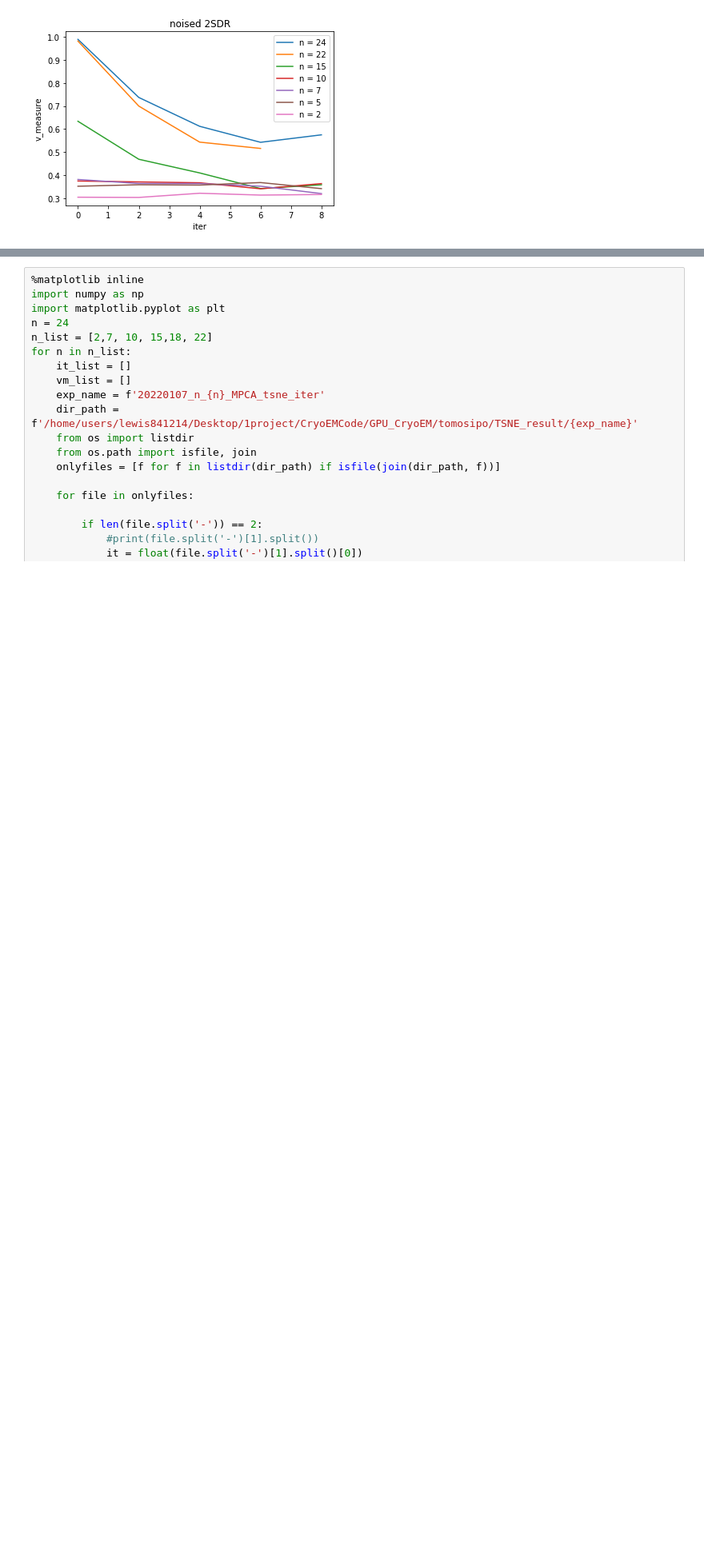
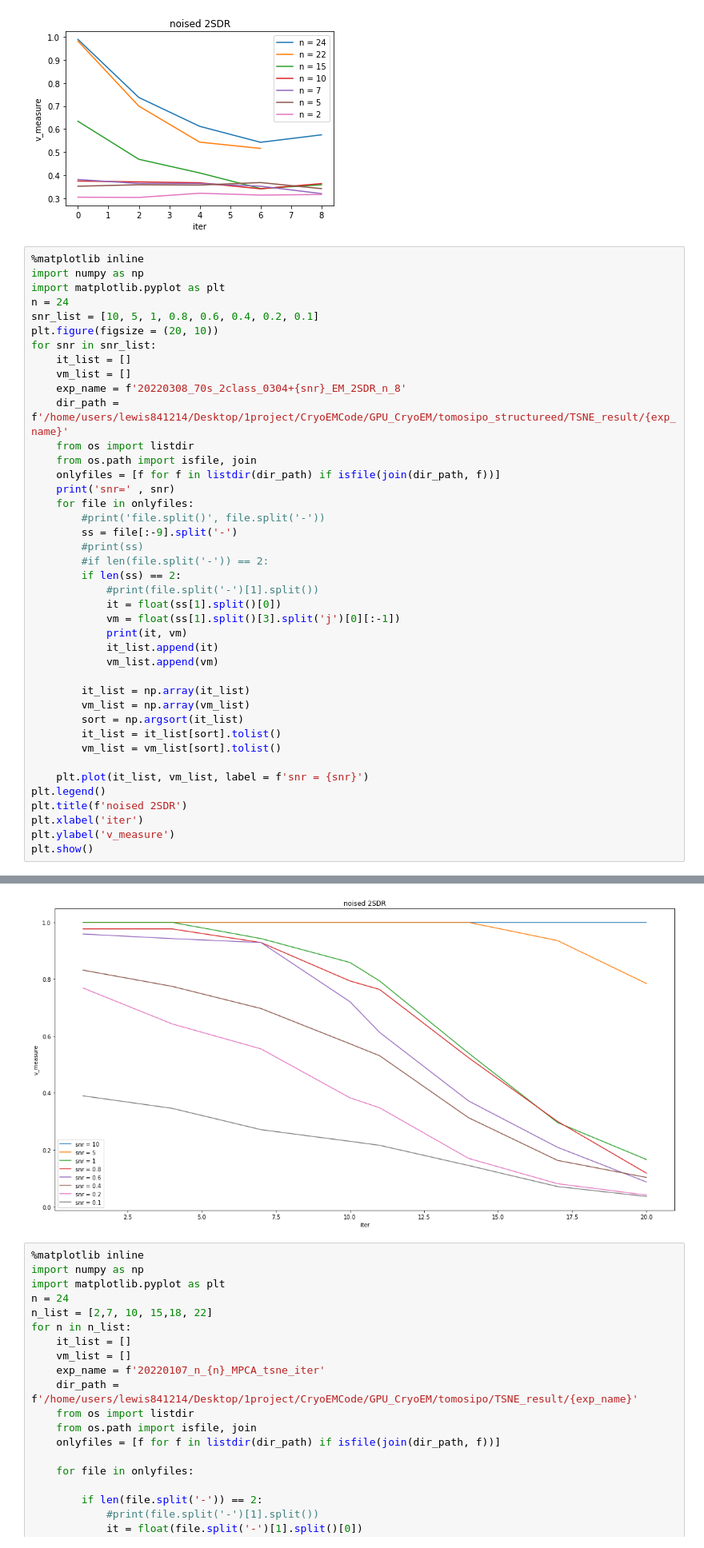
Before and after one commit to lewis841214/EM_2SDR, a Jupyter notebook: N_vs_VM.ipynb, the cells around one changed output, grey strips where cells are left out. Shown: that part at 80% size. Drawn from its saved outputs; the diff is of its cells as text; blank space fills up the shorter version.

Commit message:
0309_protein_struct_show

```diff
--- a/N_vs_VM.ipynb
+++ b/N_vs_VM.ipynb
@@ -175,3 +175,45 @@ plt.ylabel('v_measure')
 plt.show()
 # %% [output]
 [figure]
+# %%
+%matplotlib inline
+import numpy as np
+import matplotlib.pyplot as plt
+n = 24
+snr_list = [10, 5, 1, 0.8, 0.6, 0.4, 0.2, 0.1]
+plt.figure(figsize = (20, 10))
+for snr in snr_list:
+    it_list = []
+    vm_list = []
+    exp_name = f'20220308_70s_2class_0304+{snr}_EM_2SDR_n_8'
+    dir_path = f'/home/users/lewis841214/Desktop/1project/CryoEMCode/GPU_CryoEM/tomosipo_structureed/TSNE_result/{exp_name}'
+    from os import listdir
+    from os.path import isfile, join
+    onlyfiles = [f for f in listdir(dir_path) if isfile(join(dir_path, f))]
+    print('snr=' , snr)
+    for file in onlyfiles:
+        #print('file.split()', file.split('-'))
+        ss = file[:-9].split('-')
+        #print(ss)
+        #if len(file.split('-')) == 2:
+        if len(ss) == 2:
+            #print(file.split('-')[1].split())
+            it = float(ss[1].split()[0])
+            vm = float(ss[1].split()[3].split('j')[0][:-1])
+            print(it, vm)
+            it_list.append(it)
+            vm_list.append(vm)
+
+        it_list = np.array(it_list)
+        vm_list = np.array(vm_list)
+        sort = np.argsort(it_list)
+        it_list = it_list[sort].tolist()
+        vm_list = vm_list[sort].tolist()
+
+    plt.plot(it_list, vm_list, label = f'snr = {snr}')
+plt.legend()
+plt.title(f'noised 2SDR')
+plt.xlabel('iter')
+plt.ylabel('v_measure')
+plt.show()
+# %% [output]
@@ -178,3 +237,4 @@ plt.show()
+[figure, added]
 # %%
 %matplotlib inline
 import numpy as np
```
Also changed, not shown: parts of 1 cell of this notebook, 12 other files.
